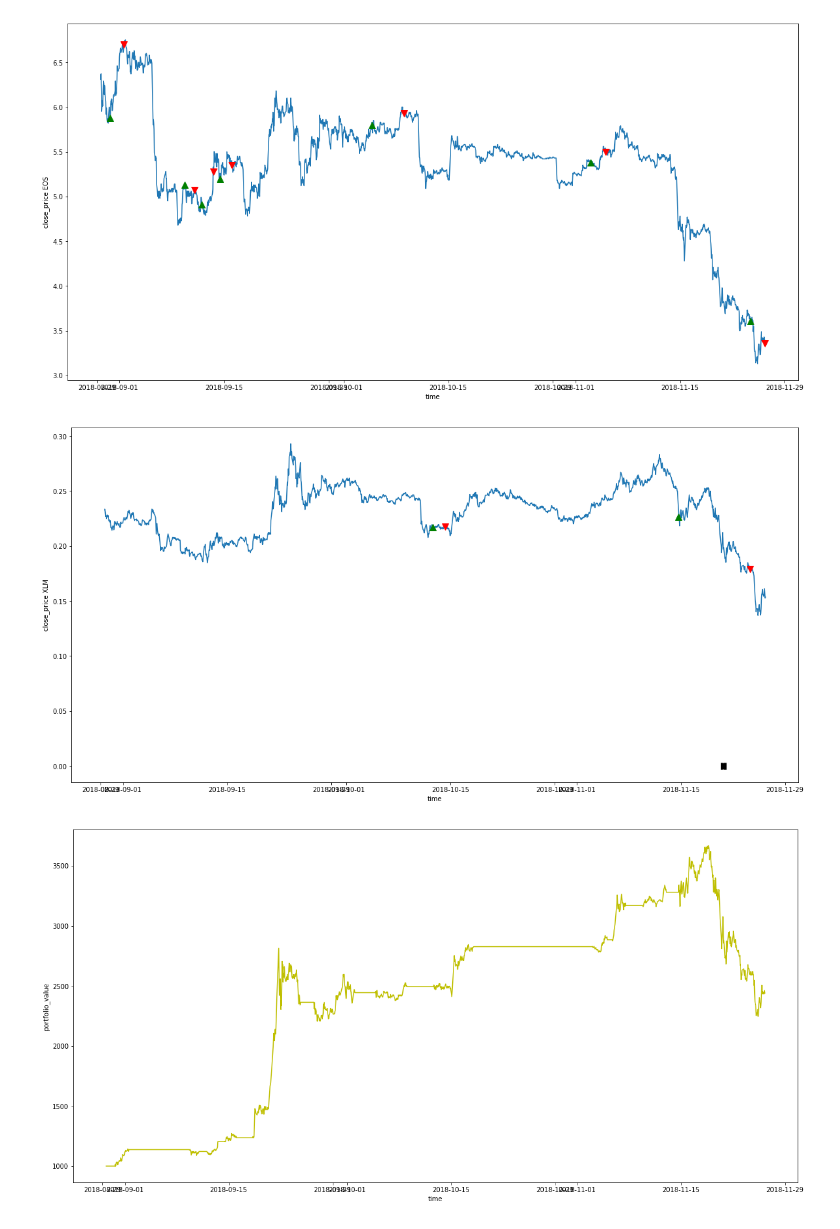
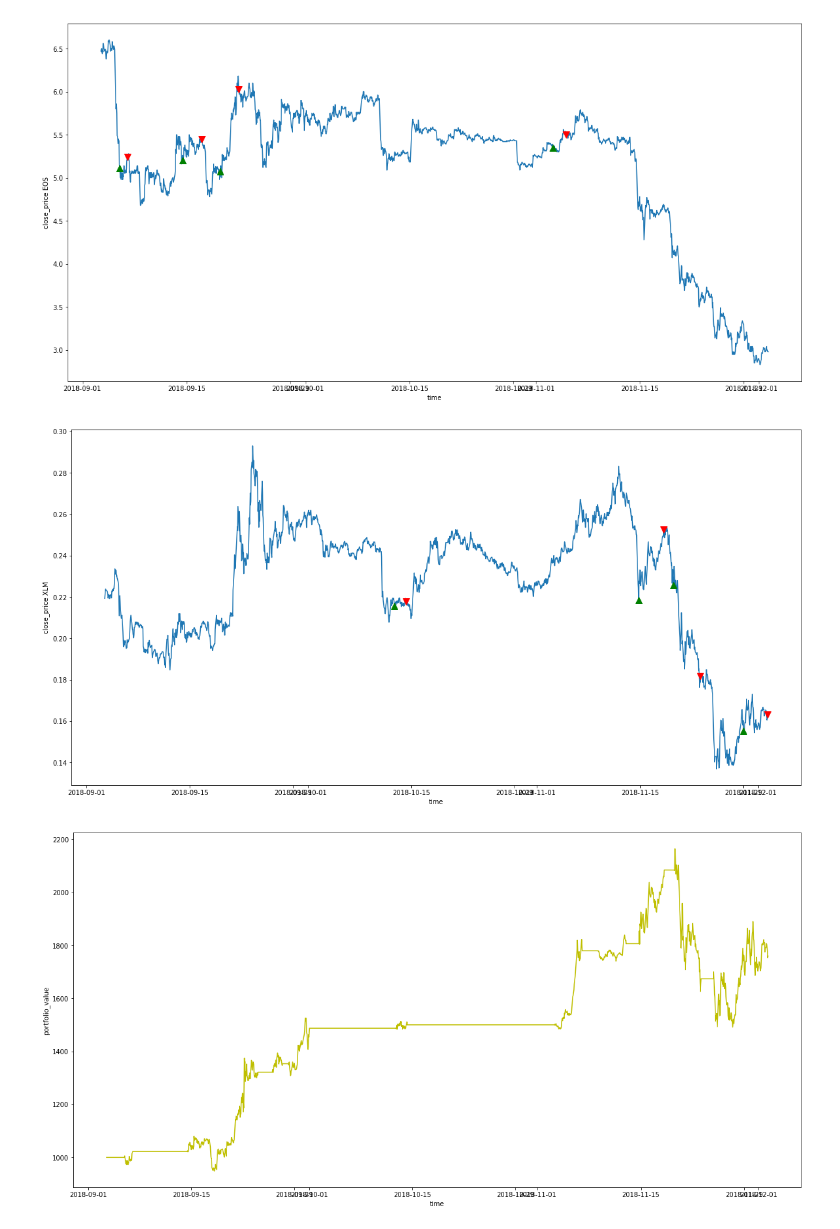
Before and after one commit to cysacenda/algocryptos, a Jupyter notebook: notebooks/ML/algocryptos_backtesting_final.ipynb, the cells around one changed output. Saved outputs shown, nothing was run; the diff lists cells and outputs as text; code cells hidden in the pictures.

```diff
--- a/notebooks/ML/algocryptos_backtesting_final.ipynb
+++ b/notebooks/ML/algocryptos_backtesting_final.ipynb
@@ -357,7 +357,7 @@ class Backtesting_strategy:
         plt.ylabel('portfolio_value')
         plt.show()
 # %%
-threshold = 0.70
+threshold = 0.58
 base_asset_1 = 'ETH'
 quote_asset_1 = 'USDT'
 trading_pair_1 = base_asset_1 + quote_asset_1
@@ -420,6 +420,6 @@ Pourcentage change market average : -36.14%
-[figure, old version]
+[figure, new version]
-[figure, old version]
+[figure, new version]
-[figure, old version]
+[figure, new version]
 # %%
 import import_ipynb
 import algocryptos_preprocessing as alg_preproc
```
Also changed, not shown: parts of 4 cells of this notebook, 2 other files.
